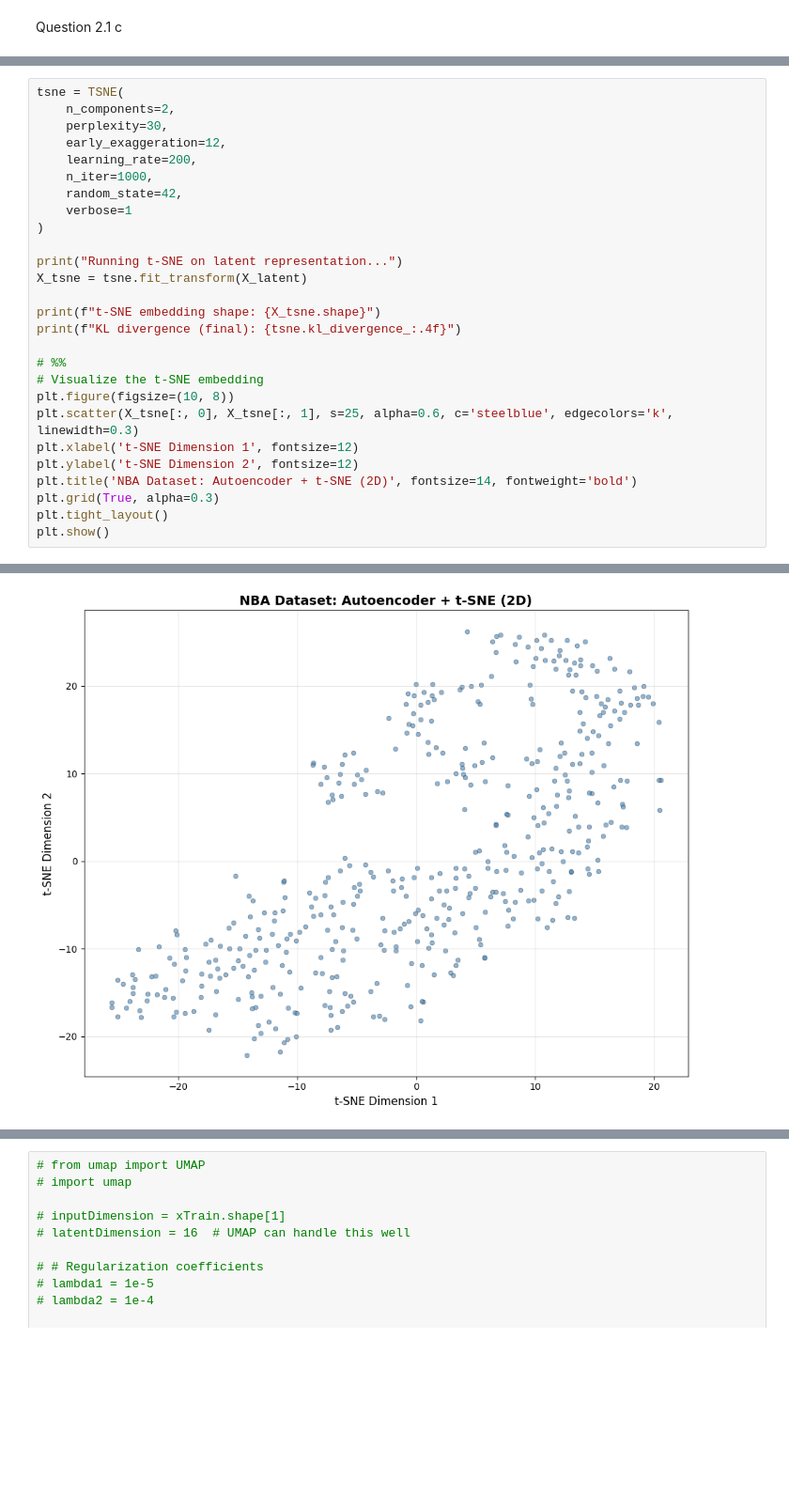
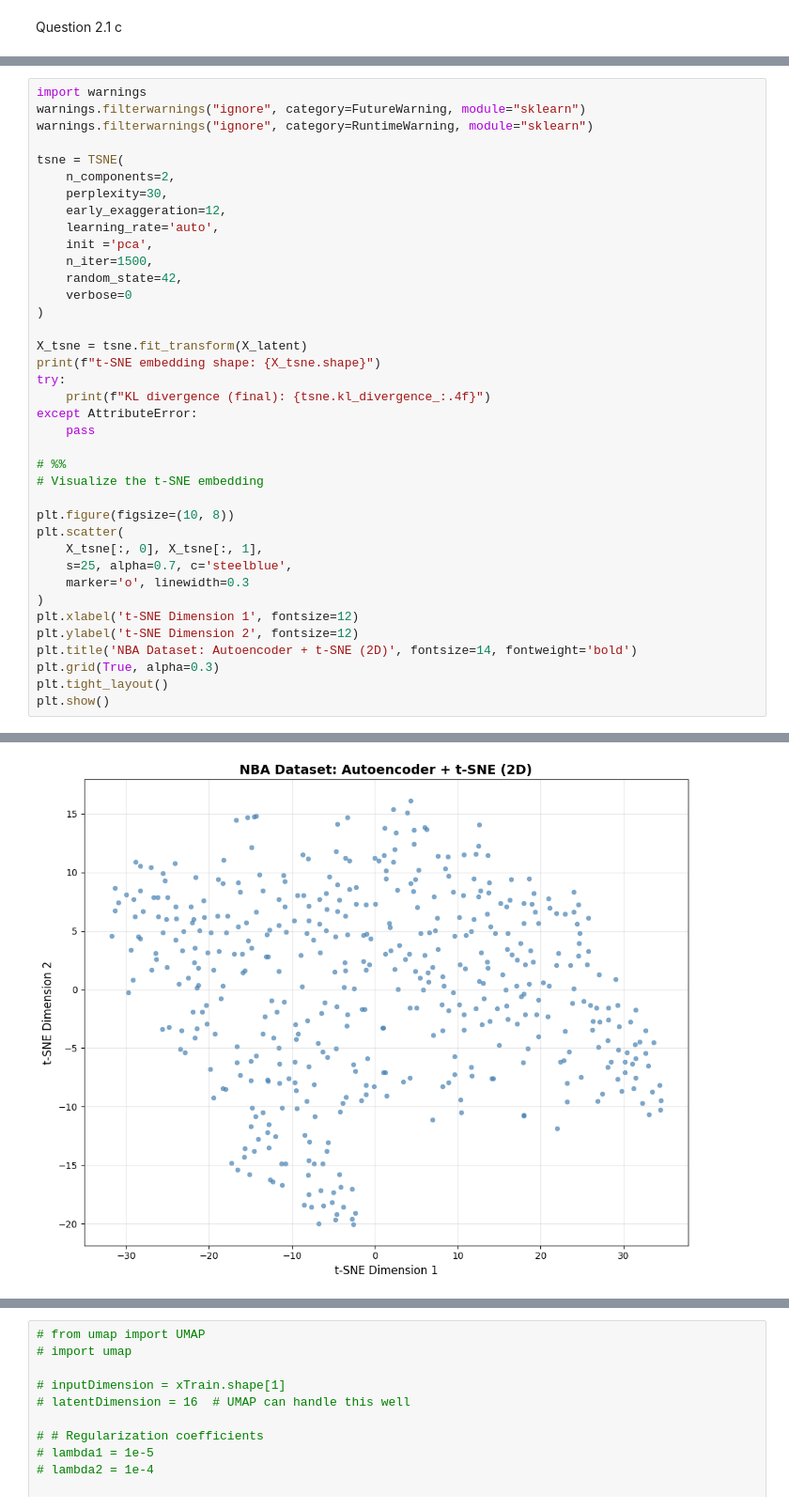
Before and after one commit to jamesofcode/nba-dimensionality-reduction, a Jupyter notebook: assignment2.ipynb, the cells around one changed output, grey strips where cells are left out. Shown at 94% size. Cells and saved outputs as stored; diff of their text form; blank space fills up the shorter version.

```diff
--- a/assignment2.ipynb
+++ b/assignment2.ipynb
@@ -817,24 +846,35 @@ Std reconstruction error: 0.0723
 # %%
+import warnings
+warnings.filterwarnings("ignore", category=FutureWarning, module="sklearn")
+warnings.filterwarnings("ignore", category=RuntimeWarning, module="sklearn")
+
 tsne = TSNE(
     n_components=2,
     perplexity=30,
     early_exaggeration=12,
-    learning_rate=200,
-    n_iter=1000,
+    learning_rate='auto',
+    init ='pca',
+    n_iter=1500,
     random_state=42,
-    verbose=1
+    verbose=0
 )
 
-print("Running t-SNE on latent representation...")
 X_tsne = tsne.fit_transform(X_latent)
-
 print(f"t-SNE embedding shape: {X_tsne.shape}")
-print(f"KL divergence (final): {tsne.kl_divergence_:.4f}")
+try:
+    print(f"KL divergence (final): {tsne.kl_divergence_:.4f}")
+except AttributeError:
+    pass
 
 # %%
 # Visualize the t-SNE embedding
+
 plt.figure(figsize=(10, 8))
-plt.scatter(X_tsne[:, 0], X_tsne[:, 1], s=25, alpha=0.6, c='steelblue', edgecolors='k', linewidth=0.3)
+plt.scatter(
+    X_tsne[:, 0], X_tsne[:, 1],
+    s=25, alpha=0.7, c='steelblue',
+    marker='o', linewidth=0.3
+)
 plt.xlabel('t-SNE Dimension 1', fontsize=12)
 plt.ylabel('t-SNE Dimension 2', fontsize=12)
 plt.title('NBA Dataset: Autoencoder + t-SNE (2D)', fontsize=14, fontweight='bold')
@@ -855 +887 @@ KL divergence (final): 0.7251
-[figure, old version]
+[figure, new version]
```
Also changed, not shown: parts of 21 cells of this notebook.
